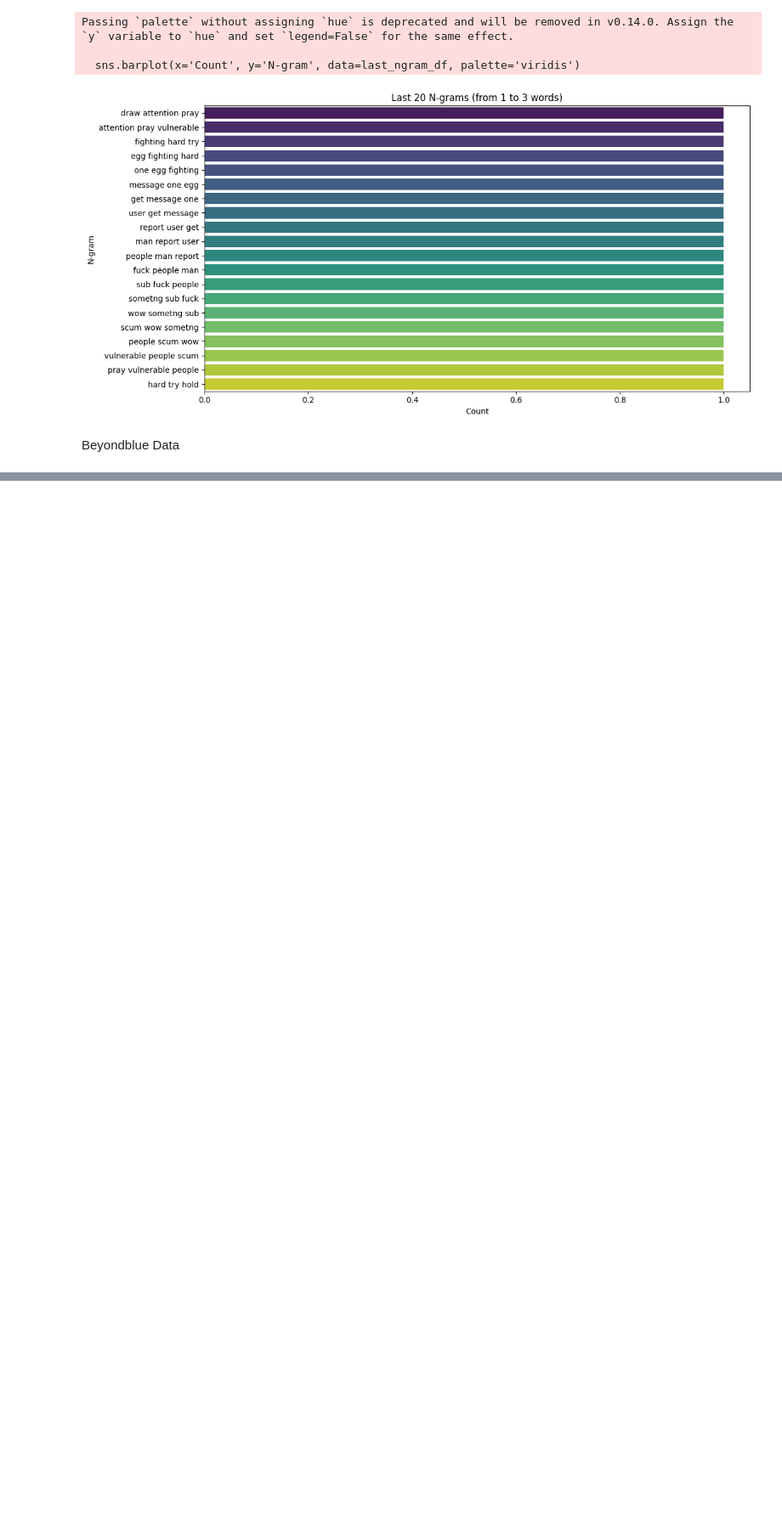
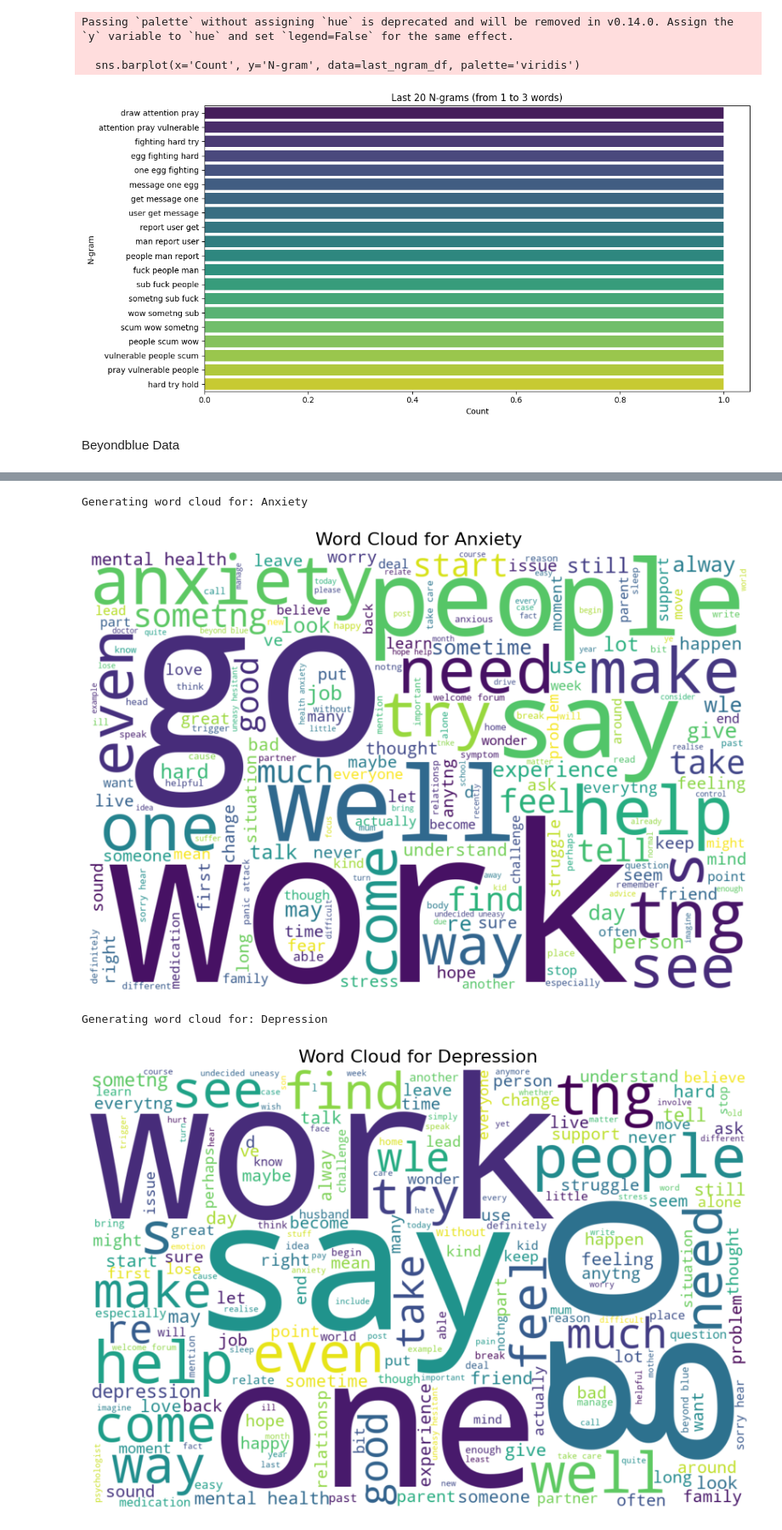
Before and after one commit to Rainman4301/LLM_NetworkMoel_MentalHealth, a Jupyter notebook: data_collection.ipynb, the cells around one changed output, grey strips where cells are left out. Shown at 85% size. Drawn from its saved outputs; the diff is of its cells as text; code cells hidden in the pictures; blank space fills up the shorter version.

```diff
--- a/data_collection.ipynb
+++ b/data_collection.ipynb
@@ -1757,0 +1731,49 @@ plt.show()
+# %%
+
+import os
+import pandas as pd
+import matplotlib.pyplot as plt
+from wordcloud import WordCloud
+
+
+current_dir = os.getcwd()
+platform = "beyondblue"
+labels = ["Anxiety", "Depression", "PTSD and trauma", "Suicidal thoughts and self-harm"]
+
+for label in labels:
+    print(f"\nGenerating word cloud for: {label}")
+
+    # Path to label folder
+    label_dir = os.path.join(current_dir, 'data', f'{platform}_data', 'berttopic_label', label)
+
+    lemma_file_path = os.path.join(label_dir, 'lemma_dc')
+    if not os.path.exists(lemma_file_path):
+        print(f"Missing file: {lemma_file_path}")
+        continue
+
+    # Load lemmatized documents
+    with open(lemma_file_path, 'r', encoding='utf-8') as f:
+        lemma_dc = [line.strip() for line in f if line.strip()]
+
+    if not lemma_dc:
+        print(f"No lemmatized documents found for label '{label}'.")
+        continue
+
+    # Combine all text
+    text = " ".join(lemma_dc)
+
+    # Generate the word cloud
+    wc = WordCloud(width=1200, height=800, background_color='white', max_words=200, colormap='viridis').generate(text)
+
+    # Plot it
+    plt.figure(figsize=(10, 6))
+    plt.imshow(wc, interpolation='bilinear')
+    plt.axis("off")
+    plt.title(f"Word Cloud for {label}", fontsize=16)
+    plt.tight_layout()
+    plt.show()
+# %% [output]
+Generating word cloud for: Anxiety
+[figure, added]
+Generating word cloud for: Depression
+[figure, added]
```
Also changed, not shown: parts of 11 cells of this notebook, 11 other files.
